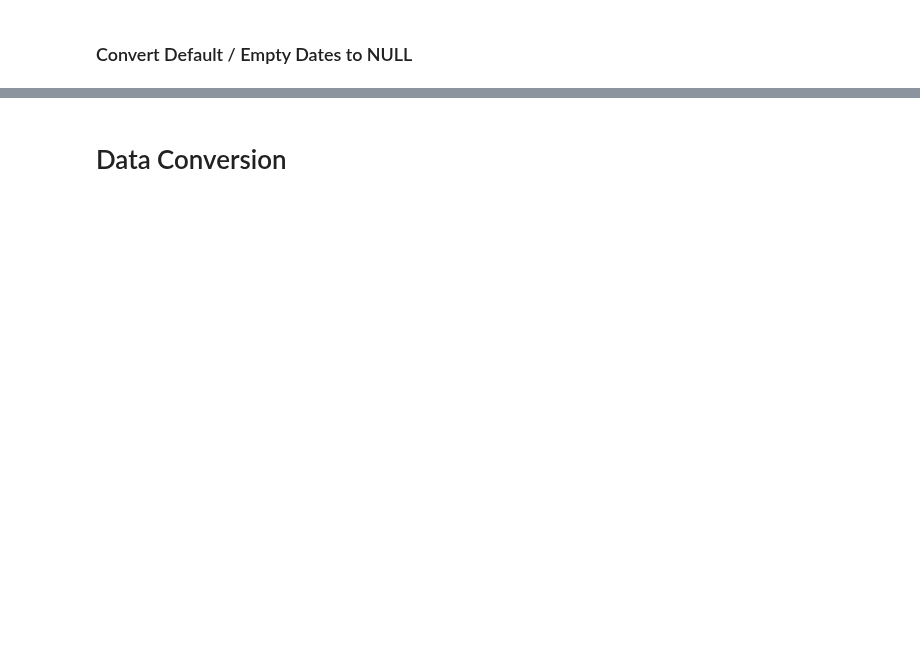
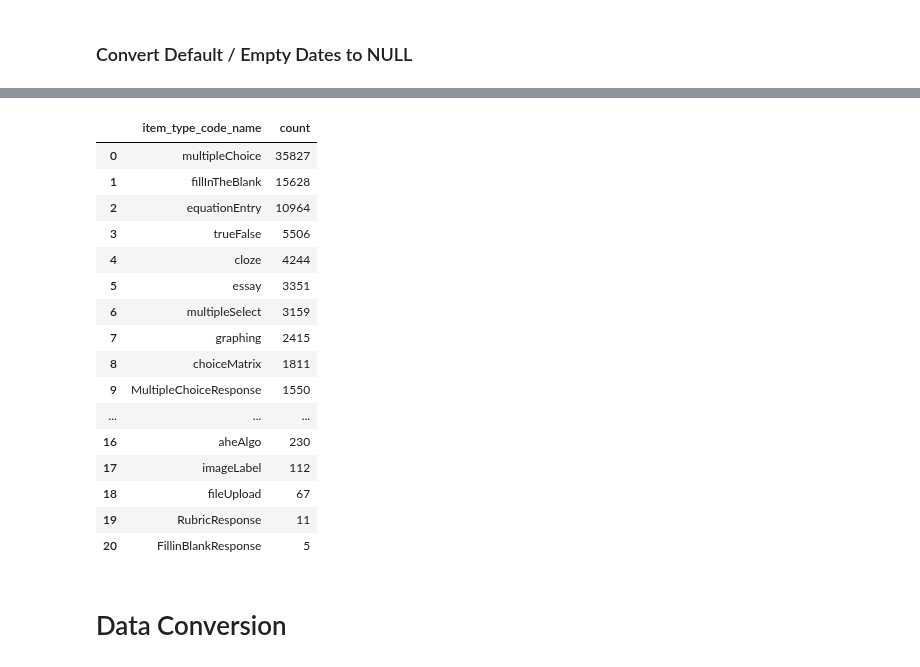
Before and after one commit to dlhinkley/c772-capstone-project, a Jupyter notebook: spark/C772CapstoneProject.ipynb, the cells around one changed output, grey strips where cells are left out. Saved outputs shown, nothing was run; the diff lists cells and outputs as text; code cells hidden in the pictures; blank space fills up the shorter version.

```diff
--- a/spark/C772CapstoneProject.ipynb
+++ b/spark/C772CapstoneProject.ipynb
@@ -184,3 +232,23 @@ else:
+# %%
+catResults
+# %% [output]
+|  | item_type_code_name | count |
+| 0 | multipleChoice | 35827 |
+| 1 | fillInTheBlank | 15628 |
+| 2 | equationEntry | 10964 |
+| 3 | trueFalse | 5506 |
+| 4 | cloze | 4244 |
+| 5 | essay | 3351 |
+| 6 | multipleSelect | 3159 |
+| 7 | graphing | 2415 |
+| 8 | choiceMatrix | 1811 |
+| 9 | MultipleChoiceResponse | 1550 |
+| ... | ... | ... |
+| 16 | aheAlgo | 230 |
+| 17 | imageLabel | 112 |
+| 18 | fileUpload | 67 |
+| 19 | RubricResponse | 11 |
+| 20 | FillinBlankResponse | 5 |
 # %% [markdown]
 # Data Conversion
 # %%
```
Also changed, not shown: parts of 12 cells of this notebook, 3 other files.
